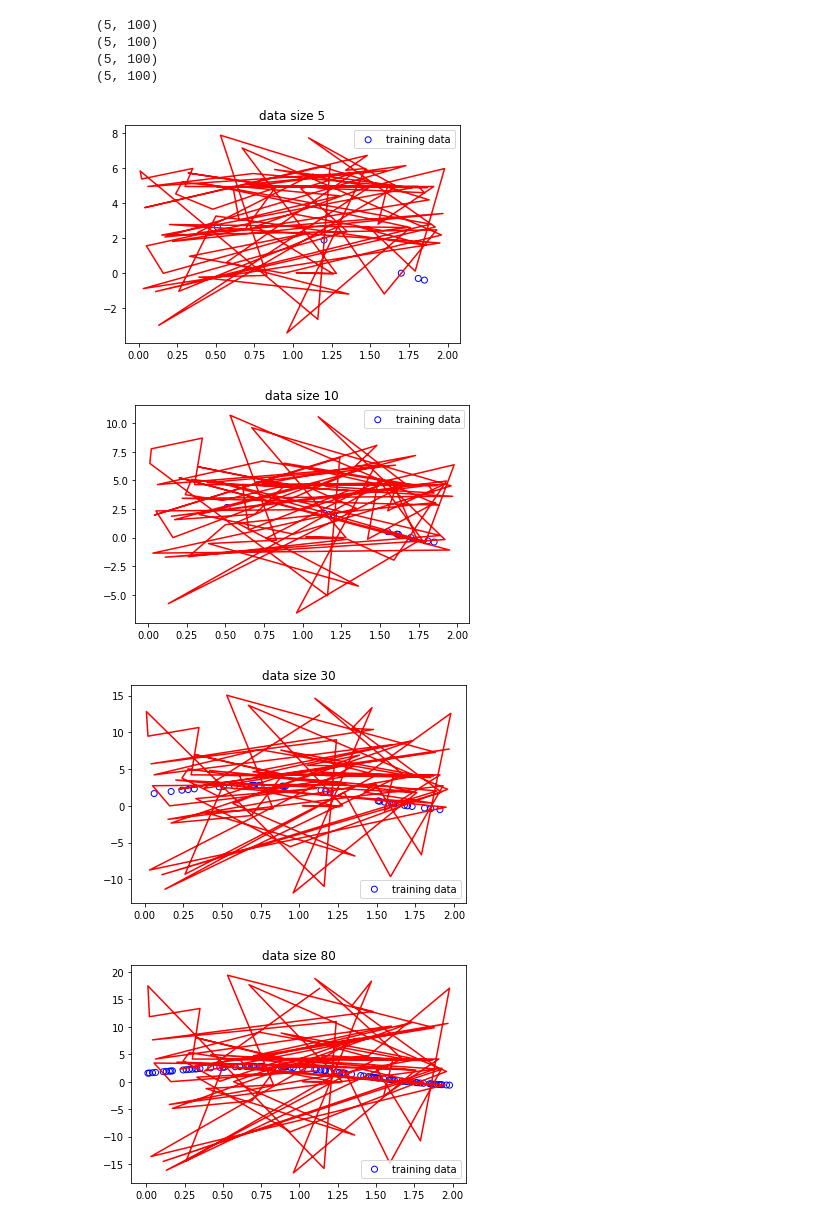
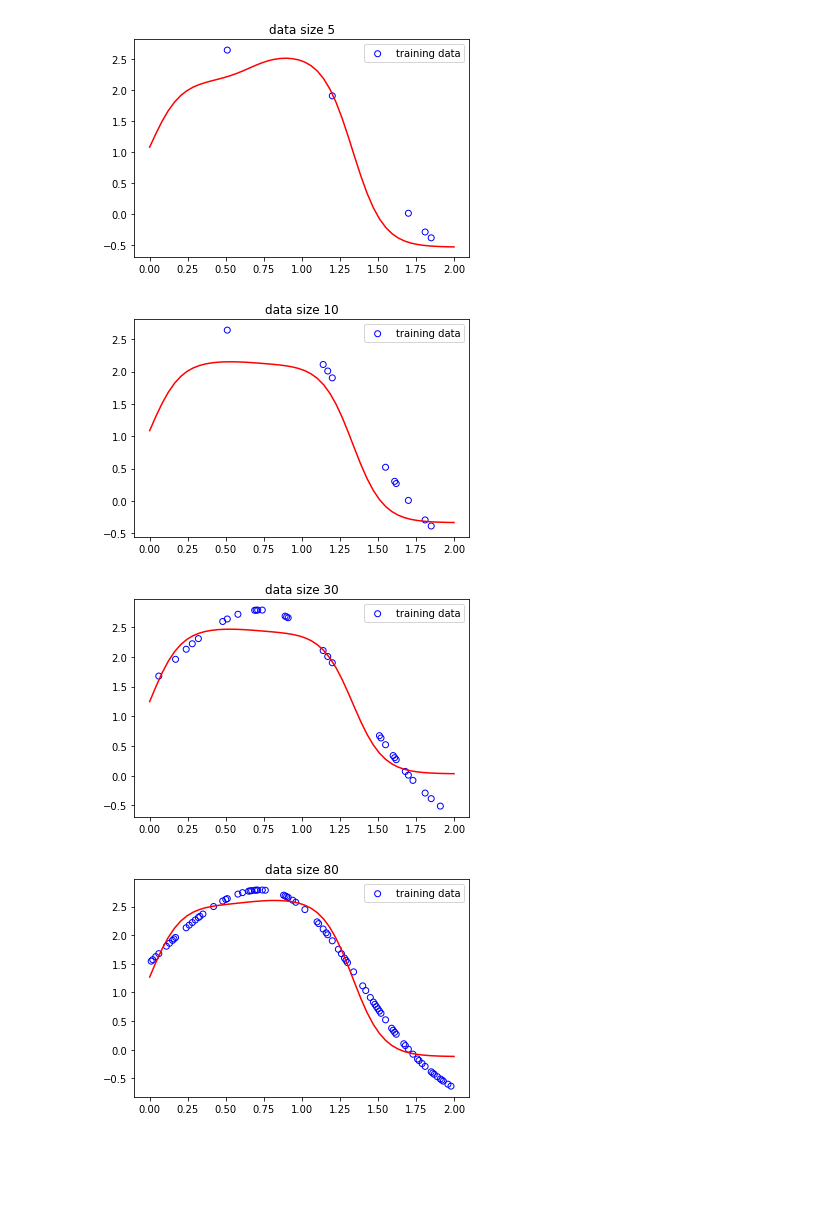
Before and after one commit to johnny12150/NCTU_ML, a Jupyter notebook: HW2/Seq learning.ipynb, the cells around one changed output. Saved outputs shown, nothing was run; the diff lists cells and outputs as text; code cells hidden in the pictures; blank space fills up the shorter version.

Commit message:
fix the curve fitting plot issue by reshaping the phi/ design matrix

```diff
--- a/HW2/Seq learning.ipynb
+++ b/HW2/Seq learning.ipynb
@@ -8,12 +8,15 @@ dataMat = scio.loadmat('./dataset/1_data.mat')
 x = dataMat['x']
 t = dataMat['t']
 # %%
-def phi(x, m):
+def phi(x, m, trans=1):
     X = []
     for i in range(m):
         # X += [sigmoid_basis(x,i, m)]
         X.append(sigmoid_basis(x,i, m))
-    return np.array(X).reshape(-1, m)
+    if trans:
+        return np.array(X).reshape(-1, m)
+    else:
+        return np.array(X)
 
 def sigmoid_basis(x, j, m, sigma=0.1):
     muj = (2*j)/ m
@@ -24,12 +27,3 @@ def predict(w, x):
     return w.dot(x.T)
 
 M = 3
-# %%
-for n in [5,10,30,80]: #分別用不同的資料量測試
-    plt.figure()
-    plt.plot(x[:n],t[:n],'o') #劃上資料點
-
-    PHI = phi(x[0], M)
-    target = t[:n]
-    for i in range(1,n):
-        PHI = np.vstack((PHI, phi(x[i], M)))
@@ -41,45 +30,47 @@ for n in [5,10,30,80]: #分別用不同的資料量測試
 # %%
 s0_inv = (10**-6) * np.identity(M) #S0
 m0 = 0
 beta = 1
 MNs = []
 SNs = []
 data_len = [5,10,30,80]
 
 # 大PHI矩陣(裡面有許多小phi)
 PHI =  phi(x[0], M)
 sn_inv = s0_inv + beta*PHI.T.dot(PHI)
 sn = np.linalg.inv(sn_inv)
 mn = sn.dot(beta*np.dot(PHI.T, t[0]))
-# todo: 每次多拿到一筆資料來更新M, S
+PHI_all = phi(x, M)
+# 每次多拿到一筆資料來更新M, S
 for i in range(1, x.shape[0]):
-    PHI = np.vstack((PHI, phi(x[i], M)))
-    sn_inv = sn_inv + beta*PHI.T.dot(PHI) # 計算Sn，且beta = 1
-    sn = np.linalg.inv(sn_inv)
-    # print(sn.shape, PHI.shape, t[:i+1].shape)
-    mn = sn.dot((sn_inv.dot(mn)+beta*PHI.T.dot(t[:i+1]).reshape(-1)))
     # 存特定data筆數的mean跟std
     if i in data_len:
         MNs.append(mn)
         SNs.append(sn)
         # plot data point
         plt.figure()
         plt.scatter(x[:i],t[:i], facecolor="none", edgecolor="b", label="training data")
         plt.legend()
         # sample five curve
         w_sampled = np.random.multivariate_normal(mn, sn, size=5)  # same as scipy multivariate_normal
-        pred = predict(w_sampled, phi(x, M))
+        # sortX = np.array(sorted(x))
+        sortX = np.linspace(0, 2, 50)
+        pred = predict(w_sampled, phi(sortX, M, 0).T)
         # plot five curve that we just sampled
-        plt.plot(x, pred[0], '-r')
+        plt.plot(sortX, pred[0], '-r')
         for j in range(5):
             plt.title('data size %d' % i)
             # plt.plot(x, pred[j], '-r')
+
+    PHI = np.vstack((PHI, phi(x[i], M)))
+    # PHI = PHI_all[:i+1]
+    sn_inv_old = sn_inv
+    sn_inv = sn_inv + beta*PHI.T.dot(PHI) # 計算Sn，且beta = 1
+    sn = np.linalg.inv(sn_inv)
+    # todo: 理論上sn_inv跟mn要帶舊的?
+    mn = sn.dot(sn_inv_old.dot(mn)+beta*PHI.T.dot(t[:i+1]).reshape(-1,))
 # %% [output]
-(5, 100)
-(5, 100)
-(5, 100)
-(5, 100)
-[figure, old version]
+[figure, new version]
-[figure, old version]
+[figure, new version]
-[figure, old version]
+[figure, new version]
-[figure, old version]
+[figure, new version]
```
Also changed, not shown: parts of 4 cells of this notebook.
